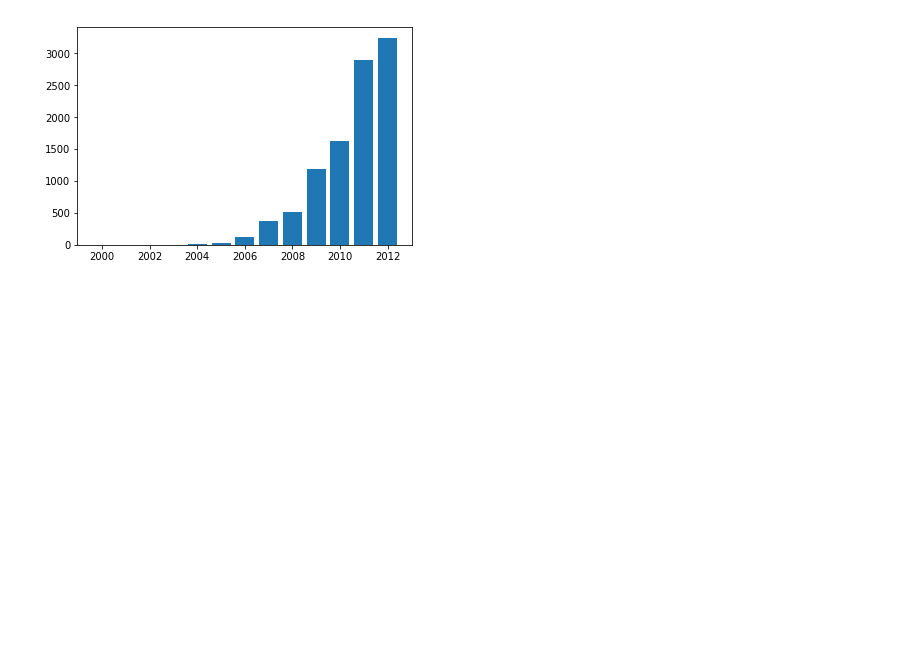
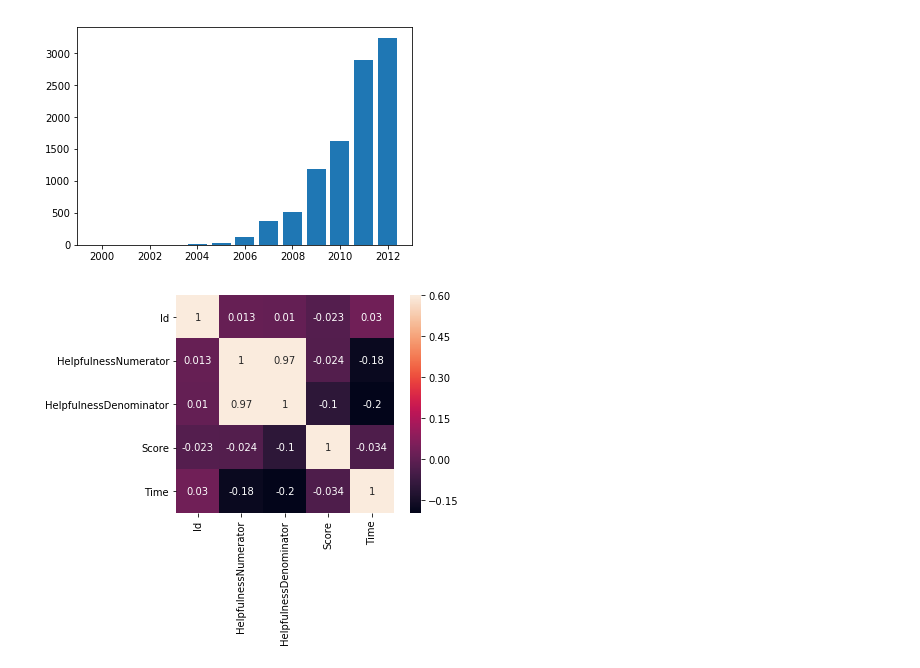
Before and after one commit to ChongMingWei/FUNDAMENTALS-OF-DATA-ANALYTICS-HW1, a Jupyter notebook: HW1-1.ipynb, the cells around one changed output. Saved outputs shown, nothing was run; the diff lists cells and outputs as text; code cells hidden in the pictures; blank space fills up the shorter version.

```diff
--- a/HW1-1.ipynb
+++ b/HW1-1.ipynb
@@ -80,3 +79,10 @@ plt.bar(year_X_axis,year_Y_axis)
 # %% [output]
 <BarContainer object of 10 artists>
 [figure]
+# %%
+import seaborn as sns
+
+foo = sns.heatmap(pd_data.drop(['ProductId','UserId', 'ProfileName', 'Summary', 'Text'], axis = 1).corr(),
+                  vmax = 0.6, square = True, annot=True)
+# %% [output]
+[figure, added]
```
Also changed, not shown: parts of 2 cells of this notebook.
